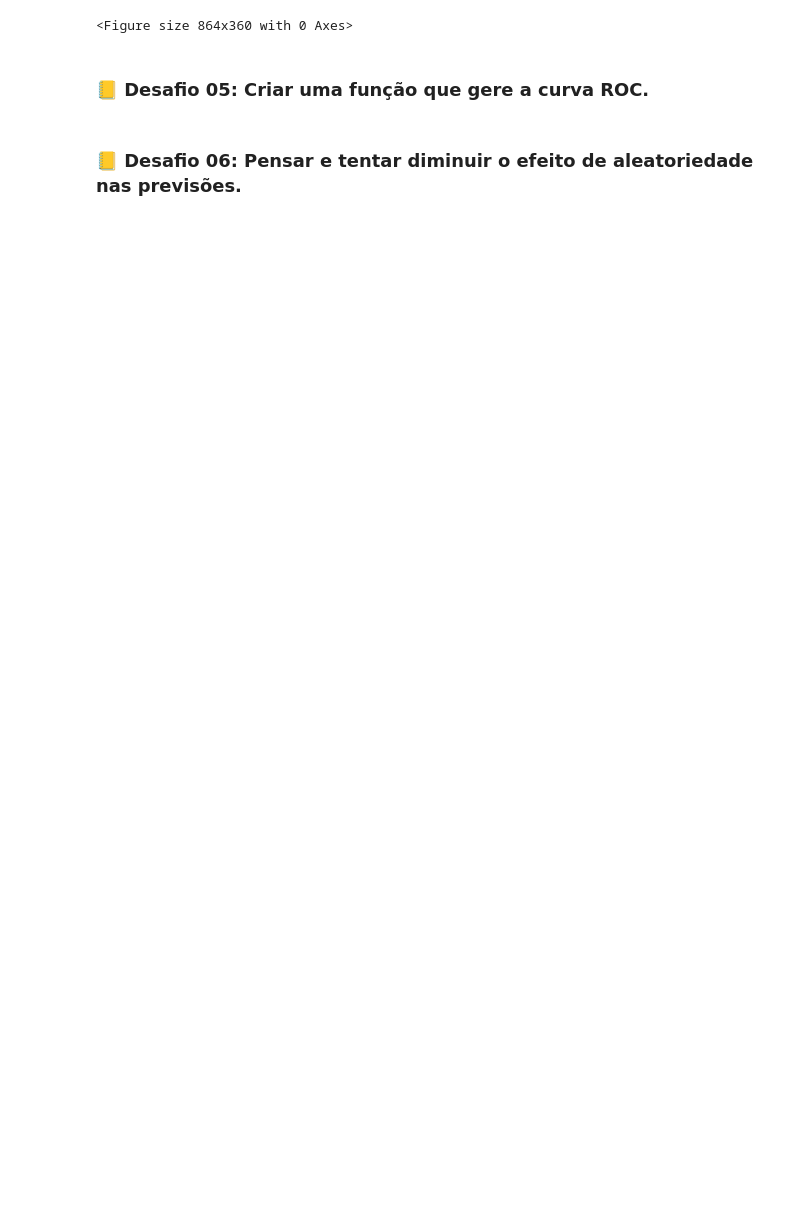
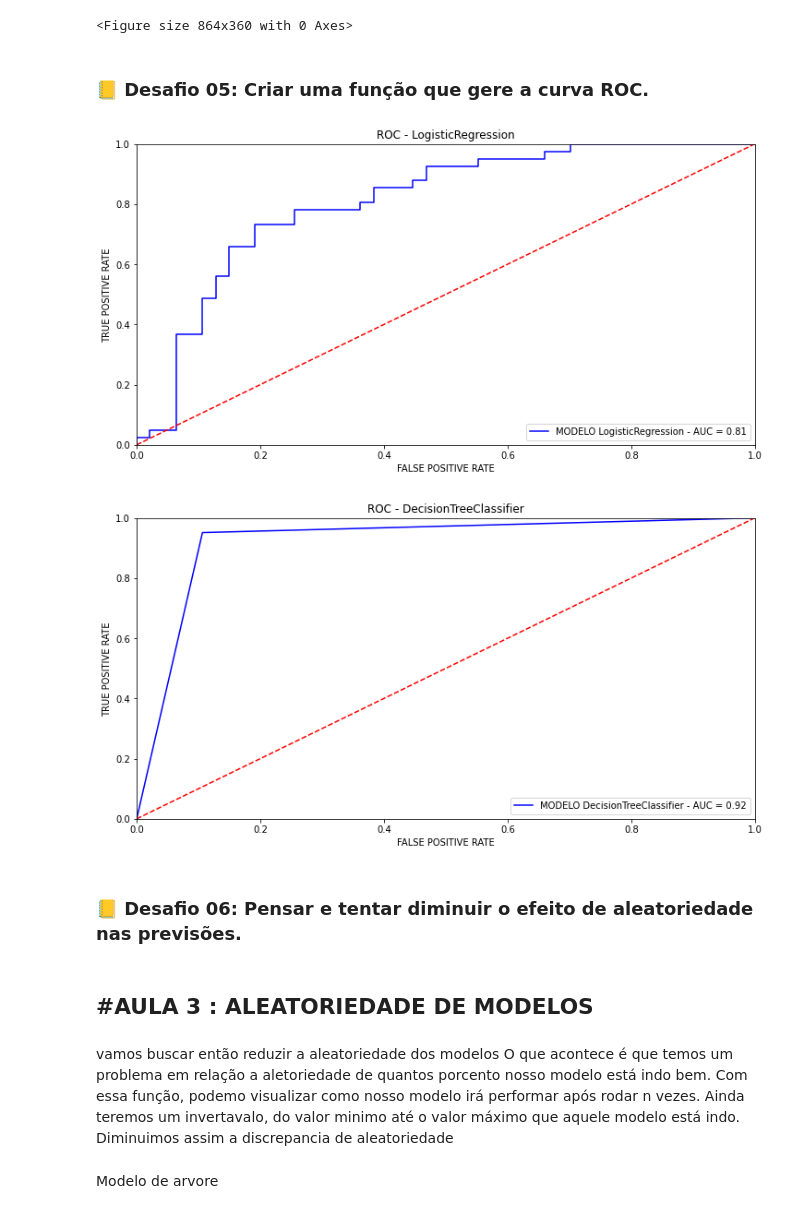
Before and after one commit to MatheusOrange211/Bootcamp-Alura, a Jupyter notebook: Modulo_6_Machine_Learning_Modelos,_Métricas_e_Validação_Progresso.ipynb, the cells around one changed output. Cells and saved outputs as stored; diff of their text form; code cells hidden in the pictures; blank space fills up the shorter version.

```diff
--- a/Modulo_6_Machine_Learning_Modelos,_Métricas_e_Validação_Progresso.ipynb
+++ b/Modulo_6_Machine_Learning_Modelos,_Métricas_e_Validação_Progresso.ipynb
@@ -337,5 +337,42 @@ graph
 <Figure size 864x360 with 0 Axes>
 # %% [markdown]
 ### 📒 Desafio 05: Criar uma função que gere a curva ROC.
+# %%
+import sklearn.metrics as metrics
+
+def roc_plot(modelo_lista,x_test,y_test):
+  for modelo in modelo_lista:
+    probs = modelo.predict_proba(x_test)
+    preds = probs[:,1]
+    fpr, tpr, threshold = metrics.roc_curve(y_test,preds)
+    #tpr = true positive rate Taxa de verdadeiro positivo (True Positive Rate),
+    #que é dado por true positives / (true positives + false negatives)
+
+    #fpr = Taxa de falso positivo (False Positive Rate),
+    #que é dado por false positives / (false positives + true negatives)
+
+    roc_auc = metrics.auc(fpr,tpr)
+
+    plt.figure(figsize=(12,6))
+    plt.title(f"ROC - {modelo.__class__.__name__}")
+    plt.plot(fpr,tpr,'b',label=f'MODELO {modelo.__class__.__name__} - AUC = {roc_auc:.2f}')
+    plt.legend(loc='lower right')
+    plt.plot([0,1],[0,1],'r--')
+    plt.ylim([0,1])
+    plt.xlim([0,1])
+    plt.ylabel('TRUE POSITIVE RATE')
+    plt.xlabel('FALSE POSITIVE RATE')
+# %%
+lista = [modelo, modelo_arvore]
+roc_plot(lista,x_test,y_test)
+# %% [output]
+[figure, added]
+[figure, added]
 # %% [markdown]
 ### 📒 Desafio 06: Pensar e tentar diminuir o efeito de aleatoriedade nas previsões.
+# %% [markdown]
+#AULA 3 : ALEATORIEDADE DE MODELOS
+---
+# %% [markdown]
+vamos buscar então reduzir a aleatoriedade dos modelos
+O que acontece é que temos um problema em relação a aletoriedade de quantos porcento nosso modelo está indo bem. Com essa função, podemo visualizar como nosso modelo irá performar após rodar n vezes. Ainda teremos um invertavalo, do valor minimo até o valor máximo que aquele modelo está indo. Diminuimos assim a discrepancia de aleatoriedade
@@ -341,0 +398,2 @@ graph
+# %% [markdown]
+Modelo de arvore
```
Also changed, not shown: parts of 27 cells of this notebook.
